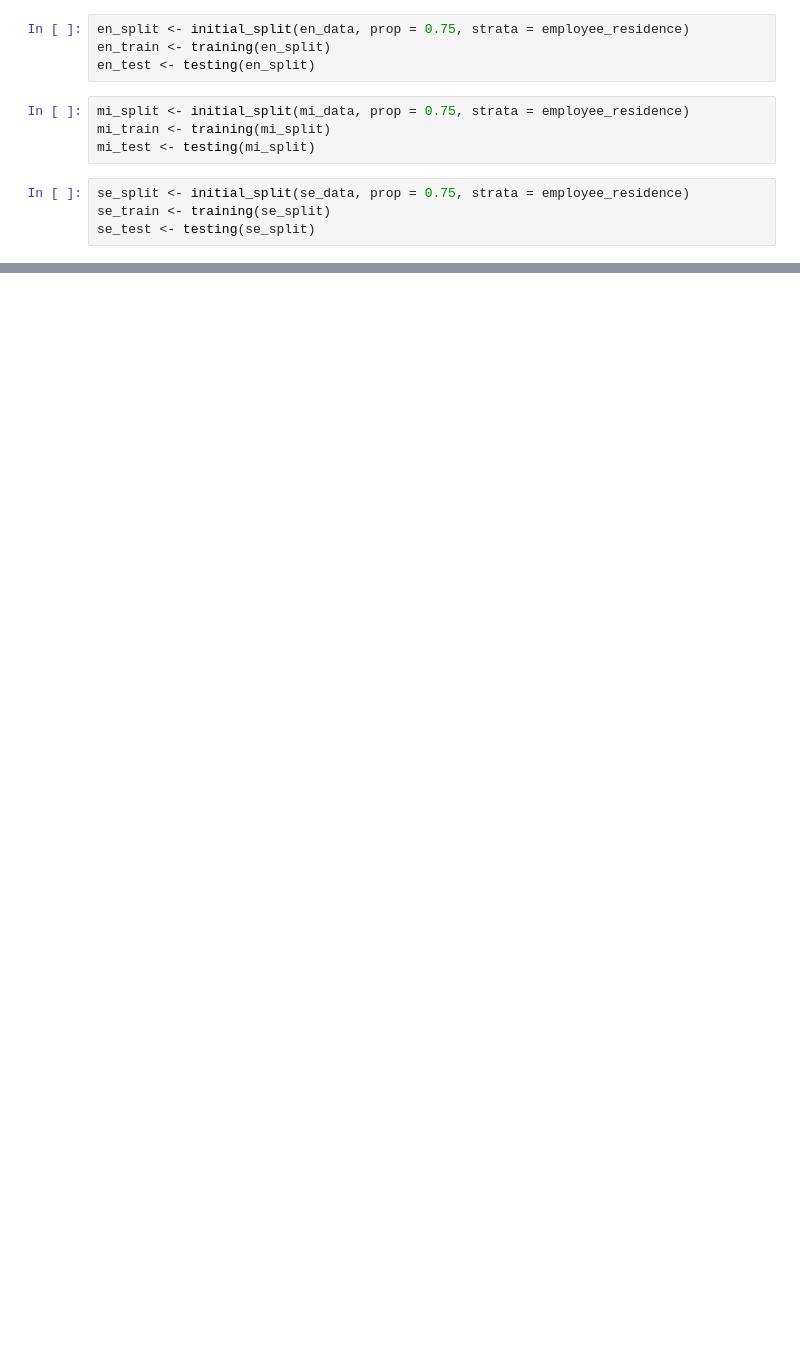
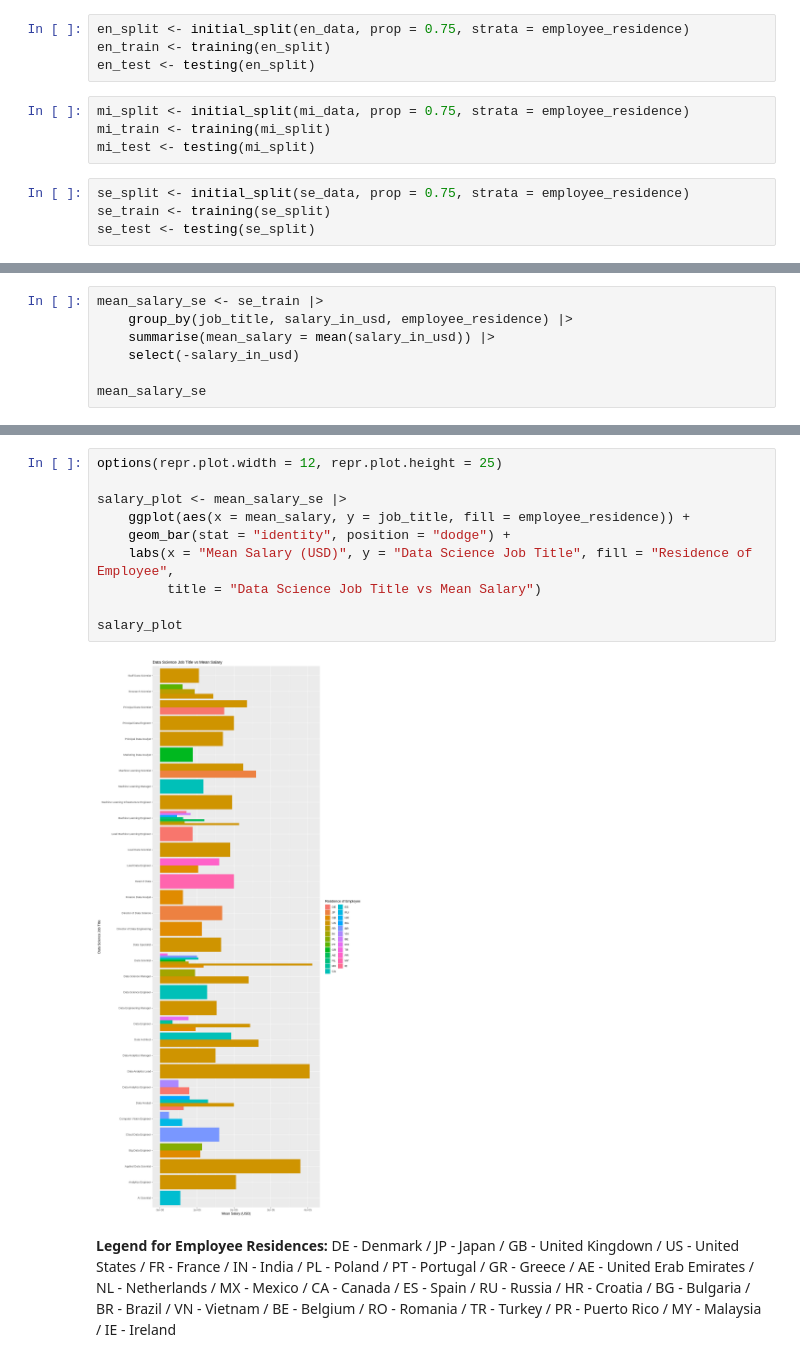
Before and after one commit to bonnie-situ/DSCI100-Final-Project-Group-010-8, a Jupyter notebook: Group Project Proposal.ipynb, the cells around one changed output, grey strips where cells are left out. Cells and saved outputs as stored; diff of their text form; blank space fills up the shorter version.

```diff
--- a/Group Project Proposal.ipynb
+++ b/Group Project Proposal.ipynb
@@ -146,0 +149,7 @@ se_plot
+# %%
+mean_salary_se <- se_train |>
+    group_by(job_title, salary_in_usd, employee_residence) |>
+    summarise(mean_salary = mean(salary_in_usd)) |>
+    select(-salary_in_usd)
+
+mean_salary_se
@@ -147,3 +170,42 @@ se_plot
+# %%
+options(repr.plot.width = 12, repr.plot.height = 25)
+
+salary_plot <- mean_salary_se |>
+    ggplot(aes(x = mean_salary, y = job_title, fill = employee_residence)) +
+    geom_bar(stat = "identity", position = "dodge") +
+    labs(x = "Mean Salary (USD)", y = "Data Science Job Title", fill = "Residence of Employee",
+         title = "Data Science Job Title vs Mean Salary")
+
+salary_plot
+# %% [output]
+[figure, added]
+# %% [markdown]
+**Legend for Employee Residences:**
+DE - Denmark /
+JP - Japan /
+GB - United Kingdown /
+US - United States /
+FR - France /
+IN - India  /
+PL - Poland /
+PT - Portugal /
+GR - Greece /
+AE - United Erab Emirates /
+NL - Netherlands /
+MX - Mexico /
+CA - Canada /
+ES - Spain /
+RU - Russia  /
+HR - Croatia /
+BG - Bulgaria /
+BR - Brazil /
+VN - Vietnam /
+BE - Belgium /
+RO - Romania /
+TR - Turkey /
+PR - Puerto Rico /
+MY - Malaysia /
+IE - Ireland
 # %% [markdown]
 **Expected outcomes and significance:**
 
```
Also changed, not shown: parts of 5 cells of this notebook.
